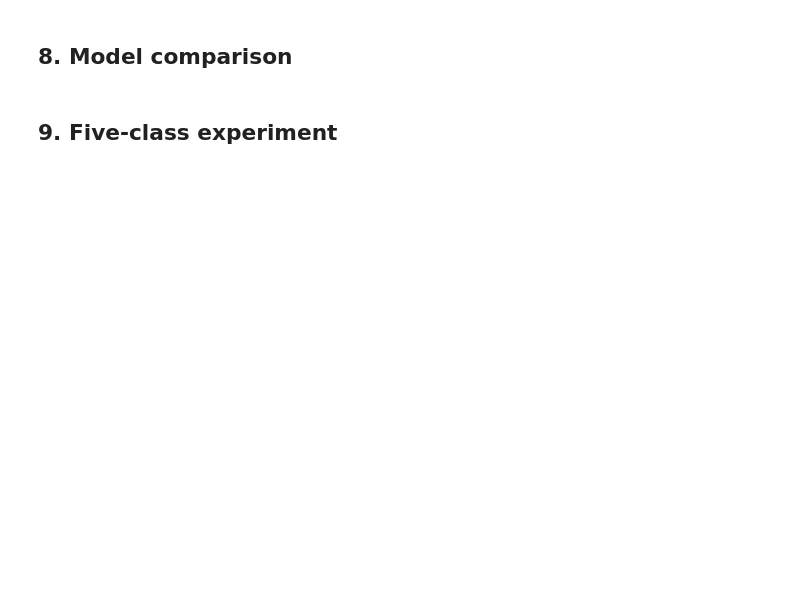
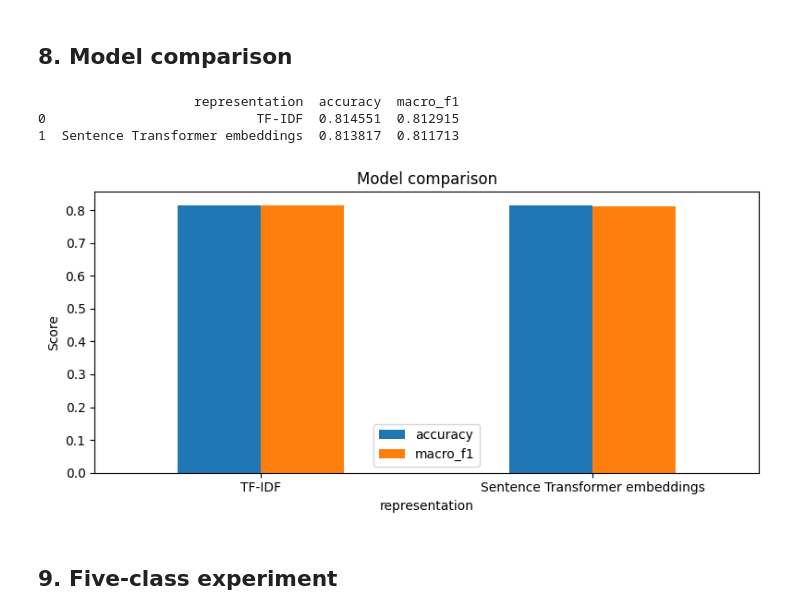
Before and after one commit to Joaovrvs/NLP_Project_Cyber_Bully, a Jupyter notebook: cyberbullying_analysis.ipynb, the cells around one changed output. Drawn from its saved outputs; the diff is of its cells as text; code cells hidden in the pictures; blank space fills up the shorter version.

```diff
--- a/cyberbullying_analysis.ipynb
+++ b/cyberbullying_analysis.ipynb
@@ -64,7 +93,7 @@ RANDOM_STATE = 42
 TEST_SIZE = 0.2
 
 X = df['clean_tweet']
-y = df['type']
+y = df['cyberbullying_type']
 
 X_train, X_test, y_train, y_test = train_test_split(
     X,
@@ -75,3 +104,19 @@ X_train, X_test, y_train, y_test = train_test_split(
 )
 # %% [markdown]
 ## 6. TF-IDF baseline
+# %%
+
+from sklearn.pipeline import Pipeline
+from sklearn.metrics import accuracy_score, classification_report, f1_score, confusion_matrix
+pipeline = Pipeline([
+    ('tfidf', TfidfVectorizer(max_features=5000,ngram_range=(1,3))),
+    ('clf', LogisticRegression(max_iter=1000, verbose=1, class_weight=None))
+])
+
+pipeline.fit(X_train, y_train)
+y_pred = pipeline.predict(X_test)
+
+print("Accuracy:", accuracy_score(y_test, y_pred))
+print("F1 Score:", f1_score(y_test, y_pred, average='weighted'))
+print("Classification Report:\n", classification_report(y_test, y_pred))
+print("Confusion Matrix:\n", confusion_matrix(y_test, y_pred))
@@ -91,7 +154,7 @@ def evaluate_predictions(y_true, y_pred):
         'per_class_f1': {label: metrics['f1-score'] for label, metrics in report.items() if isinstance(metrics, dict)},
     }
 
-tfidf_vectorizer = TfidfVectorizer(ngram_range=(1, 2), min_df=2)
+tfidf_vectorizer = TfidfVectorizer(ngram_range=(1, 3), min_df=2)
 tfidf_model = LogisticRegression(max_iter=1000)
 
 X_train_tfidf = tfidf_vectorizer.fit_transform(X_train)
@@ -104,7 +176,7 @@ pd.Series({k: v for k, v in tfidf_results.items() if k != 'per_class_f1'})
 ## 7. Sentence Transformer experiment
 # %%
 # Replace the placeholder below with the exact sentence-transformer model used in the experiment.
-SENTENCE_MODEL_NAME = 'sentence-transformer-model-used-in-your-experiment'
+SENTENCE_MODEL_NAME = 'all-MiniLM-L6-v2'
 sentence_model = SentenceTransformer(SENTENCE_MODEL_NAME)
 
 X_train_embeddings = sentence_model.encode(X_train.tolist(), show_progress_bar=True)
@@ -120,17 +225,22 @@ pd.Series({k: v for k, v in embedding_results.items() if k != 'per_class_f1'})
 # %%
 comparison_df = pd.DataFrame([
     {'representation': 'TF-IDF', 'accuracy': tfidf_results['accuracy'], 'macro_f1': tfidf_results['macro_f1']},
     {'representation': 'Sentence Transformer embeddings', 'accuracy': embedding_results['accuracy'], 'macro_f1': embedding_results['macro_f1']},
 ])
-comparison_df
+print(comparison_df)
 
 ax = comparison_df.set_index('representation')[['accuracy', 'macro_f1']].plot(kind='bar', figsize=(8, 4))
 ax.set_ylabel('Score')
 ax.set_title('Model comparison')
 plt.xticks(rotation=0)
 plt.tight_layout()
 plt.savefig('images/model_comparison.png', dpi=200, bbox_inches='tight')
 plt.show()
+# %% [output]
+                    representation  accuracy  macro_f1
+0                           TF-IDF  0.814551  0.812915
+1  Sentence Transformer embeddings  0.813817  0.811713
+[figure, added]
 # %% [markdown]
 ## 9. Five-class experiment
 # %%
```
Also changed, not shown: parts of 12 cells of this notebook.
